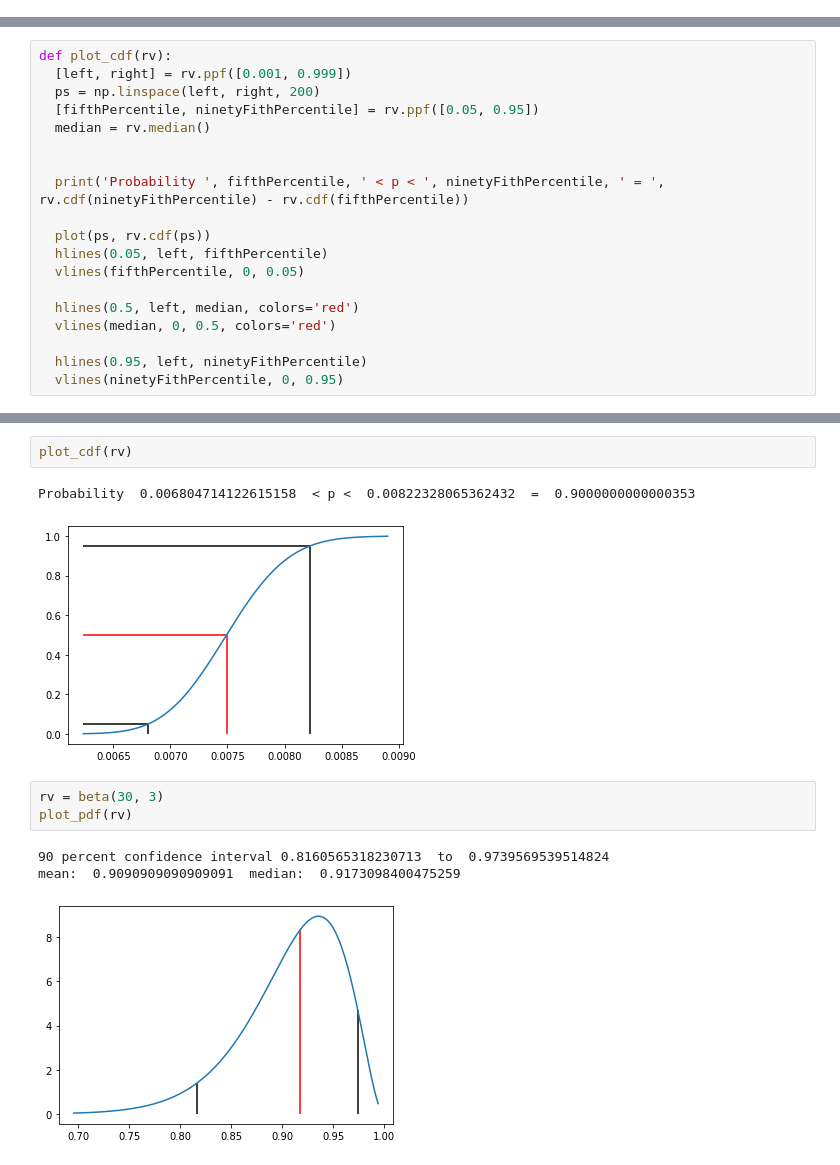
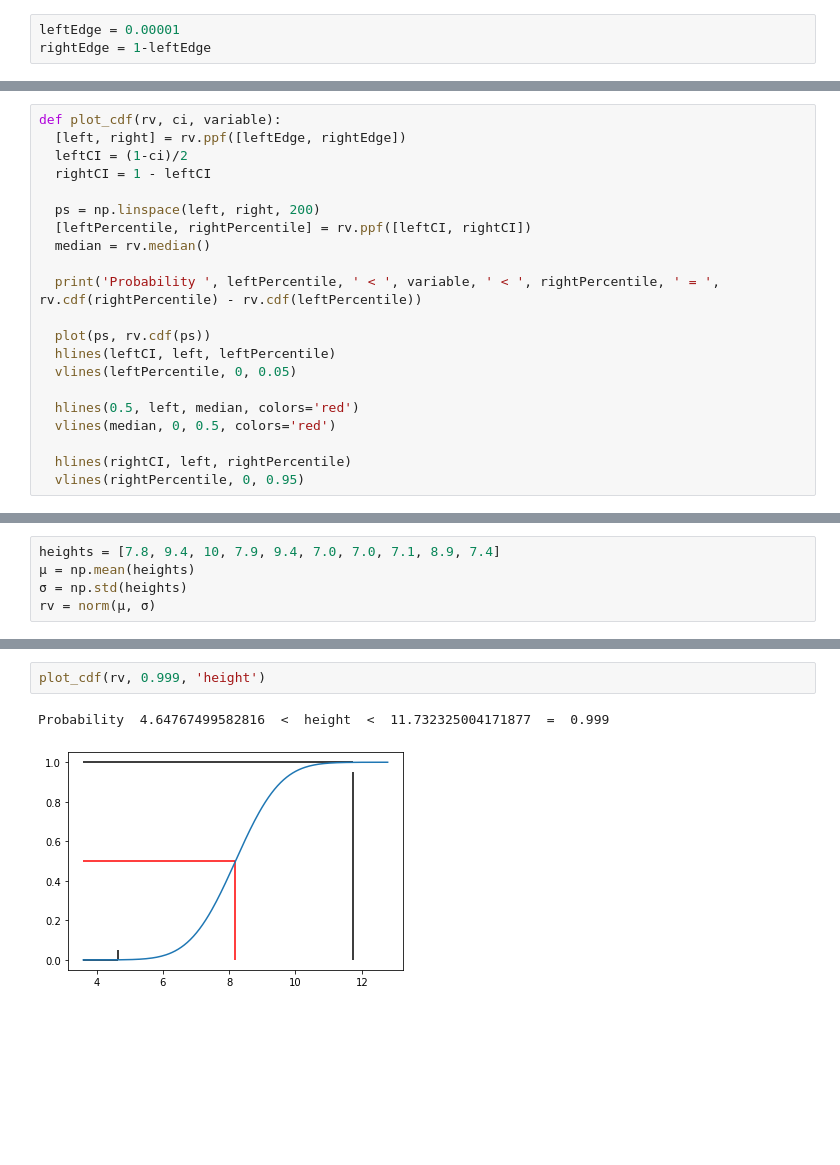
Before and after one commit to ctarrington/try-colab, a Jupyter notebook: parameter_estimation.ipynb, the cells around one changed output, grey strips where cells are left out. Drawn from its saved outputs; the diff is of its cells as text; blank space fills up the shorter version.

```diff
--- a/parameter_estimation.ipynb
+++ b/parameter_estimation.ipynb
@@ -6,3 +6,6 @@ from scipy.stats import beta
 
 from matplotlib.pyplot import plot, fill_between, vlines, hlines
+# %%
+leftEdge = 0.00001
+rightEdge = 1-leftEdge
 # %%
@@ -21,19 +29,21 @@ def plot_pdf(rv):
 # %%
-def plot_cdf(rv):
-  [left, right] = rv.ppf([0.001, 0.999])
+def plot_cdf(rv, ci, variable):
+  [left, right] = rv.ppf([leftEdge, rightEdge])
+  leftCI = (1-ci)/2
+  rightCI = 1 - leftCI
+
   ps = np.linspace(left, right, 200)
-  [fifthPercentile, ninetyFithPercentile] = rv.ppf([0.05, 0.95])
+  [leftPercentile, rightPercentile] = rv.ppf([leftCI, rightCI])
   median = rv.median()
 
-
-  print('Probability ', fifthPercentile, ' < p < ', ninetyFithPercentile, ' = ', rv.cdf(ninetyFithPercentile) - rv.cdf(fifthPercentile))
+  print('Probability ', leftPercentile, ' < ', variable, ' < ', rightPercentile, ' = ', rv.cdf(rightPercentile) - rv.cdf(leftPercentile))
 
   plot(ps, rv.cdf(ps))
-  hlines(0.05, left, fifthPercentile)
-  vlines(fifthPercentile, 0, 0.05)
+  hlines(leftCI, left, leftPercentile)
+  vlines(leftPercentile, 0, 0.05)
 
   hlines(0.5, left, median, colors='red')
   vlines(median, 0, 0.5, colors='red')
 
-  hlines(0.95, left, ninetyFithPercentile)
-  vlines(ninetyFithPercentile, 0, 0.95)
+  hlines(rightCI, left, rightPercentile)
+  vlines(rightPercentile, 0, 0.95)
@@ -46,0 +82,5 @@ mean:  0.0075  median:  0.007491793171661221
+# %%
+heights = [7.8, 9.4, 10, 7.9, 9.4, 7.0, 7.0, 7.1, 8.9, 7.4]
+μ = np.mean(heights)
+σ = np.std(heights)
+rv = norm(μ, σ)
@@ -47,12 +94,5 @@ mean:  0.0075  median:  0.007491793171661221
 # %%
-plot_cdf(rv)
+plot_cdf(rv, 0.999, 'height')
 # %% [output]
-Probability  0.006804714122615158  < p <  0.00822328065362432  =  0.9000000000000353
+Probability  4.64767499582816  <  height  <  11.732325004171877  =  0.999
-[figure, old version]
+[figure, new version]
-# %%
-rv = beta(30, 3)
-plot_pdf(rv)
-# %% [output]
-90 percent confidence interval 0.8160565318230713  to  0.9739569539514824
-mean:  0.9090909090909091  median:  0.9173098400475259
-[figure, removed]
```
Also changed, not shown: parts of 11 cells of this notebook.
